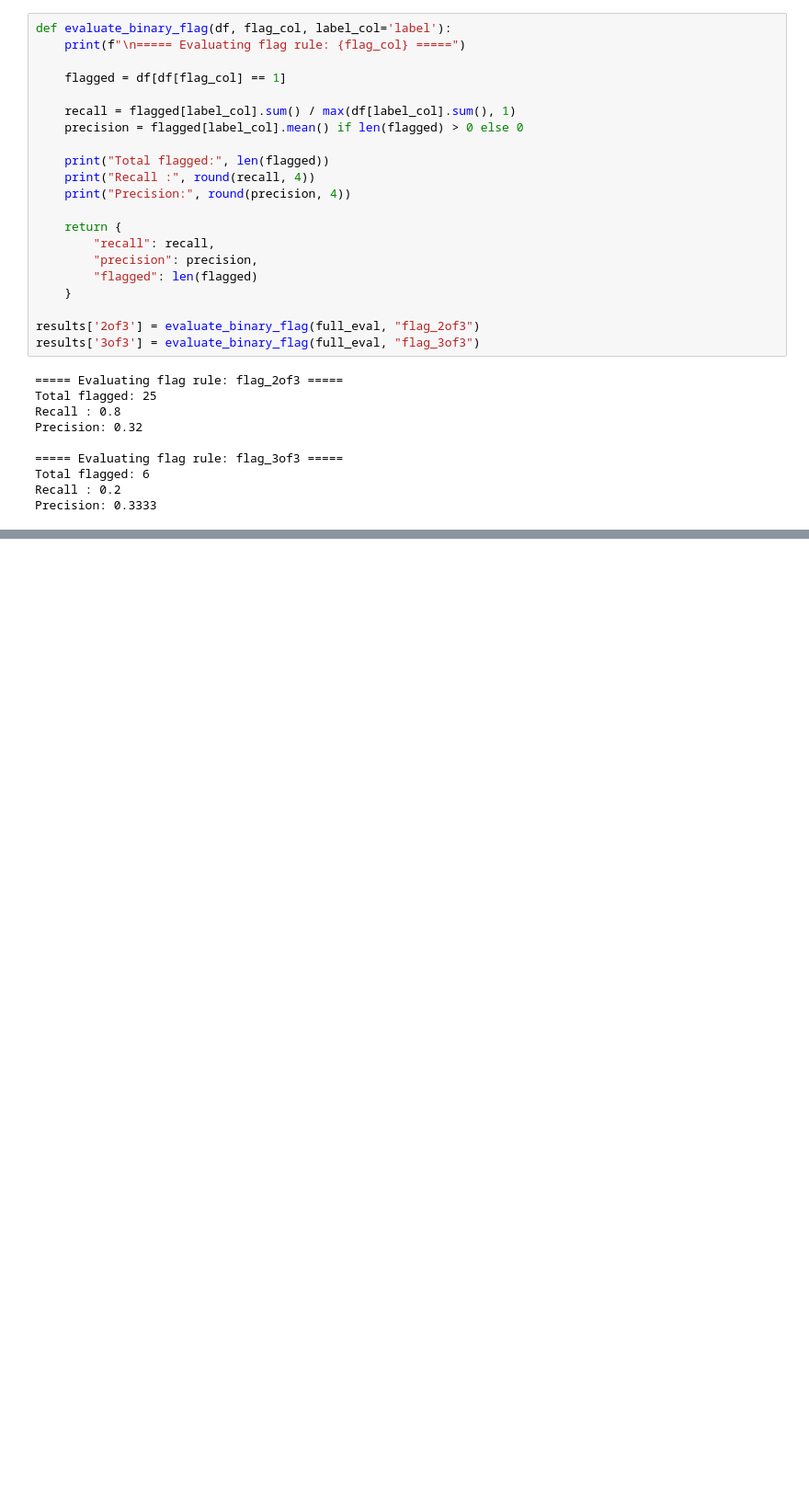
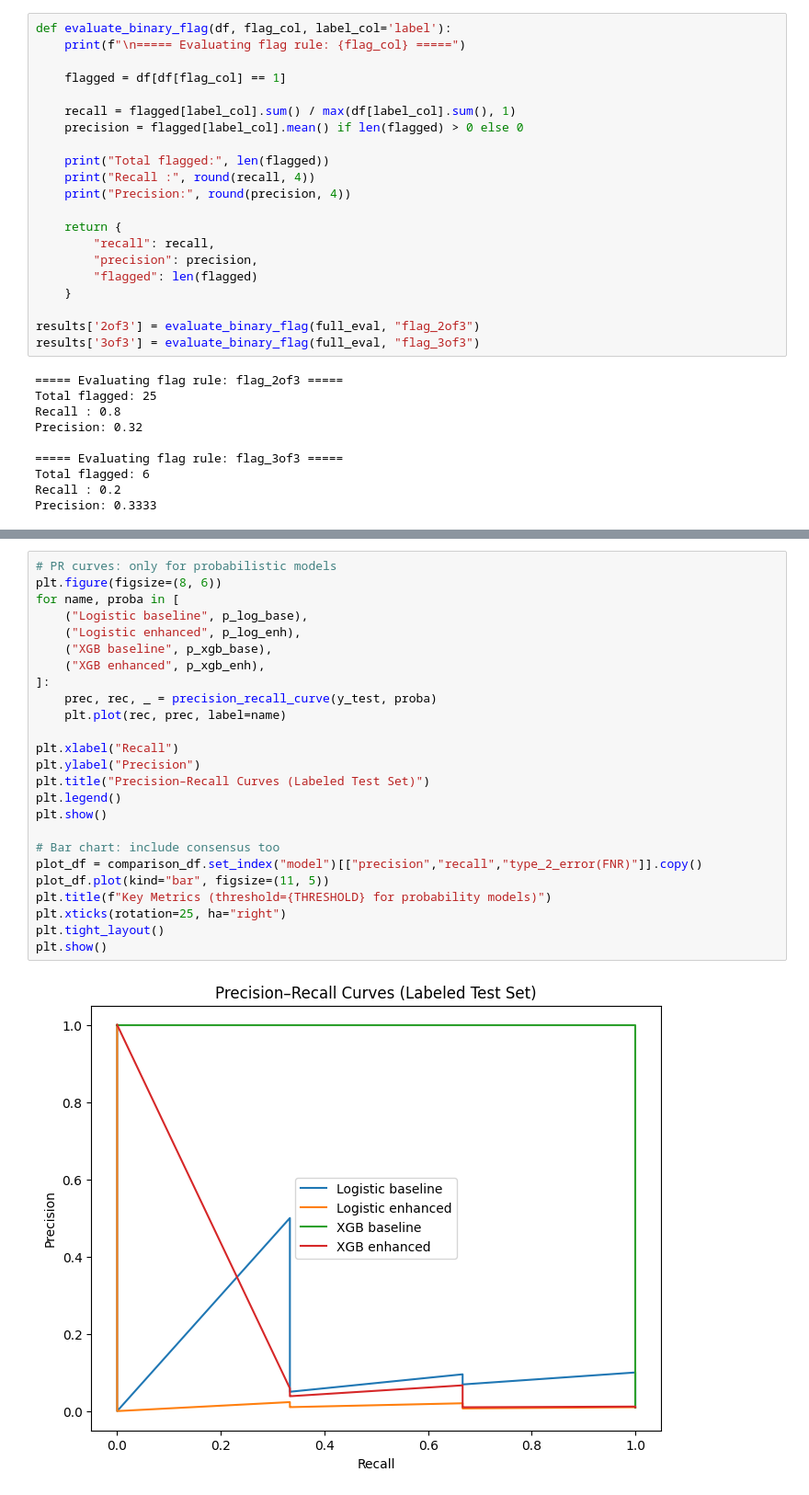
Before and after one commit to UxC999/AMLdatachallenge, a Jupyter notebook: comprehensive_model_analysis.ipynb, the cells around one changed output, grey strips where cells are left out. Shown at 92% size. Drawn from its saved outputs; the diff is of its cells as text; blank space fills up the shorter version.

```diff
--- a/comprehensive_model_analysis.ipynb
+++ b/comprehensive_model_analysis.ipynb
@@ -1005,0 +1419,27 @@ Precision: 0.3333
+# %%
+# PR curves: only for probabilistic models
+plt.figure(figsize=(8, 6))
+for name, proba in [
+    ("Logistic baseline", p_log_base),
+    ("Logistic enhanced", p_log_enh),
+    ("XGB baseline", p_xgb_base),
+    ("XGB enhanced", p_xgb_enh),
+]:
+    prec, rec, _ = precision_recall_curve(y_test, proba)
+    plt.plot(rec, prec, label=name)
+
+plt.xlabel("Recall")
+plt.ylabel("Precision")
+plt.title("Precision–Recall Curves (Labeled Test Set)")
+plt.legend()
+plt.show()
+
+# Bar chart: include consensus too
+plot_df = comparison_df.set_index("model")[["precision","recall","type_2_error(FNR)"]].copy()
+plot_df.plot(kind="bar", figsize=(11, 5))
+plt.title(f"Key Metrics (threshold={THRESHOLD} for probability models)")
+plt.xticks(rotation=25, ha="right")
+plt.tight_layout()
+plt.show()
+# %% [output]
+[figure, added]
```
Also changed, not shown: parts of 9 cells of this notebook.
